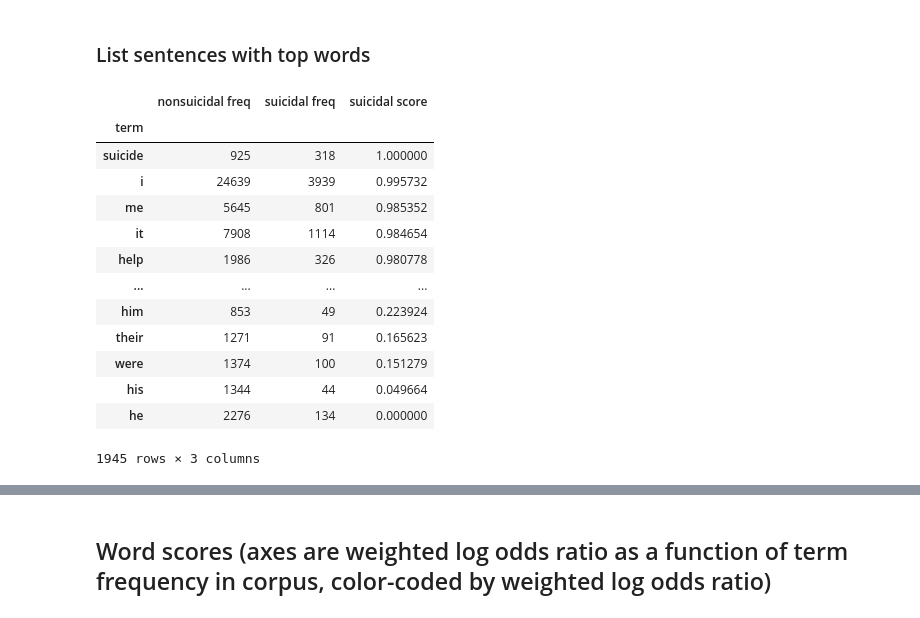
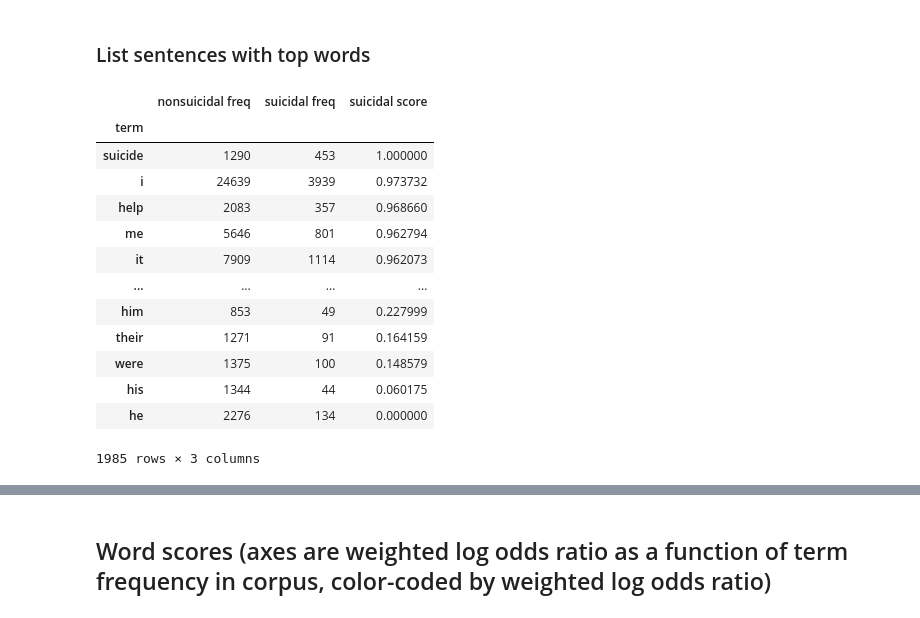
Before and after one commit to danielmlow/rallypoint_suicide_detection, a Jupyter notebook: scattertext.ipynb, the cells around one changed output, grey strips where cells are left out. Saved outputs shown, nothing was run; the diff lists cells and outputs as text; code cells hidden in the pictures.

```diff
--- a/scattertext.ipynb
+++ b/scattertext.ipynb
@@ -51,7 +55,7 @@ else:
 # %%
 train = pd.read_csv(input_dir + 'train.csv')
 # %%
-text_col_name = 'content'
+text_col_name = 'type_tag_content' #{'content', 'type_tag_content'}
 group_col_name = 'Group'
 category = 'suicidal'
 not_category = 'nonsuicidal'
@@ -105,15 +109,5 @@ df_parsed = train.assign(
 
 corpus_unigram = st.CorpusFromParsedDocuments(
     df_parsed, category_col=group_col_name, parsed_col='parse'
-).build().get_unigram_corpus().compact(st.AssociationCompactor(compaction))
-
-
-
-
-def return_corpus(ngram):
-    if ngram == 'word':
-        return corpus_unigram
-
-    elif ngram == 'phrases':
-        return corpus_phrases
+).build().remove_terms([''], ignore_absences=True).get_unigram_corpus().compact(st.AssociationCompactor(compaction))
 # %% [output]
@@ -347,24 +279,24 @@ fig.savefig(output_dir+f'{filename}.png', format='png', dpi = 150)
 ### List sentences with top words
 # %%
 # Warning: this is ont the order of the final plot (probably due to percentile_alphabetical or the exact method for f-score?
-term_freq_df = corpus_unigram_clean.get_term_freq_df()
-term_freq_df[f'{category} score'] = corpus_unigram_clean.get_scaled_f_scores(category)
+term_freq_df = corpus_unigram.get_term_freq_df()
+term_freq_df[f'{category} score'] = corpus_unigram.get_scaled_f_scores(category)
 term_freq_df.sort_values('suicidal score')[::-1]
 # %% [output]
 |  | nonsuicidal freq | suicidal freq | suicidal score |
 | term |  |  |  |
-| suicide | 925 | 318 | 1.000000 |
-| i | 24639 | 3939 | 0.995732 |
-| me | 5645 | 801 | 0.985352 |
-| it | 7908 | 1114 | 0.984654 |
-| help | 1986 | 326 | 0.980778 |
+| suicide | 1290 | 453 | 1.000000 |
+| i | 24639 | 3939 | 0.973732 |
+| help | 2083 | 357 | 0.968660 |
+| me | 5646 | 801 | 0.962794 |
+| it | 7909 | 1114 | 0.962073 |
 | ... | ... | ... | ... |
-| him | 853 | 49 | 0.223924 |
-| their | 1271 | 91 | 0.165623 |
-| were | 1374 | 100 | 0.151279 |
-| his | 1344 | 44 | 0.049664 |
+| him | 853 | 49 | 0.227999 |
+| their | 1271 | 91 | 0.164159 |
+| were | 1375 | 100 | 0.148579 |
+| his | 1344 | 44 | 0.060175 |
 | he | 2276 | 134 | 0.000000 |
-1945 rows × 3 columns
+1985 rows × 3 columns
 # %%
 n=100
 
```
Also changed, not shown: parts of 39 cells of this notebook, 4 other files.
